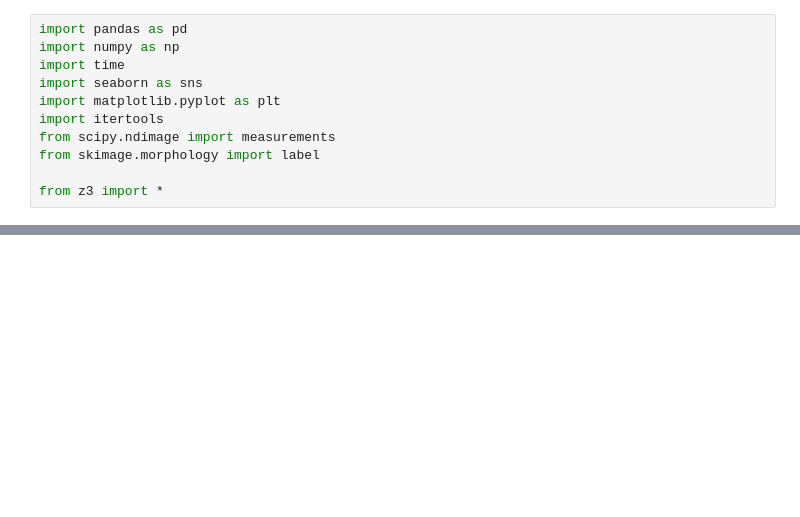
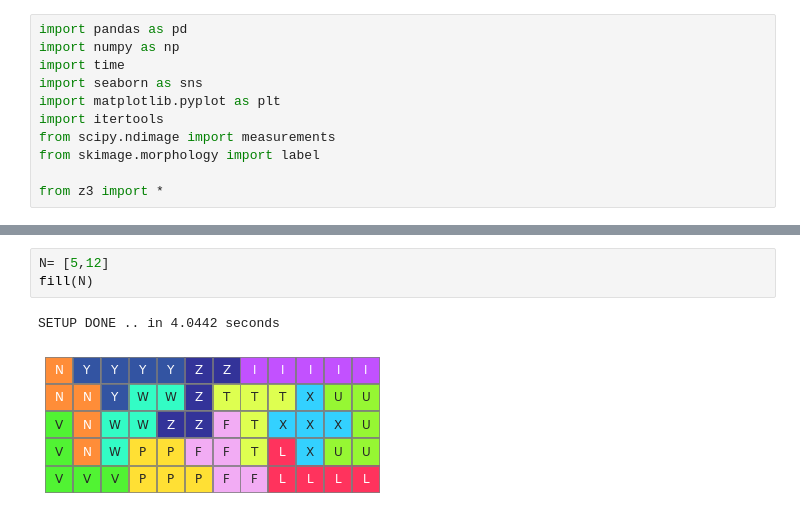
Before and after one commit to gowen100/Public-Code, a Jupyter notebook: Pentomino.ipynb, the cells around one changed output, grey strips where cells are left out. Cells and saved outputs as stored; diff of their text form; blank space fills up the shorter version.

```diff
--- a/Pentomino.ipynb
+++ b/Pentomino.ipynb
@@ -112,0 +126,6 @@ Solution took 5.5431 seconds
+# %%
+N= [5,12]
+fill(N)
+# %% [output]
+SETUP DONE .. in 4.0442 seconds
+[figure, added]
```
Also changed, not shown: parts of 10 cells of this notebook.
